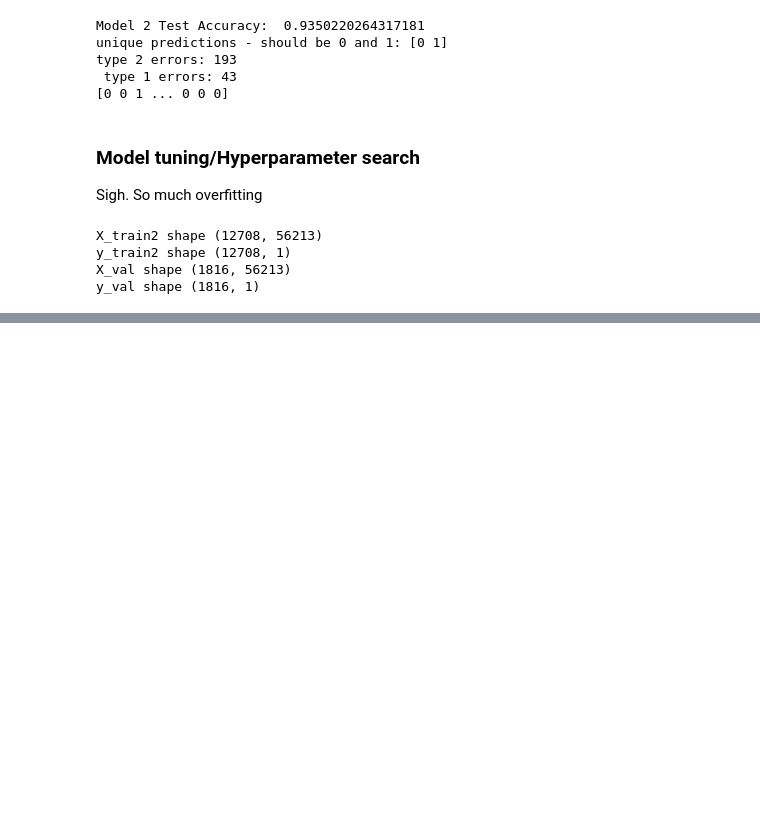
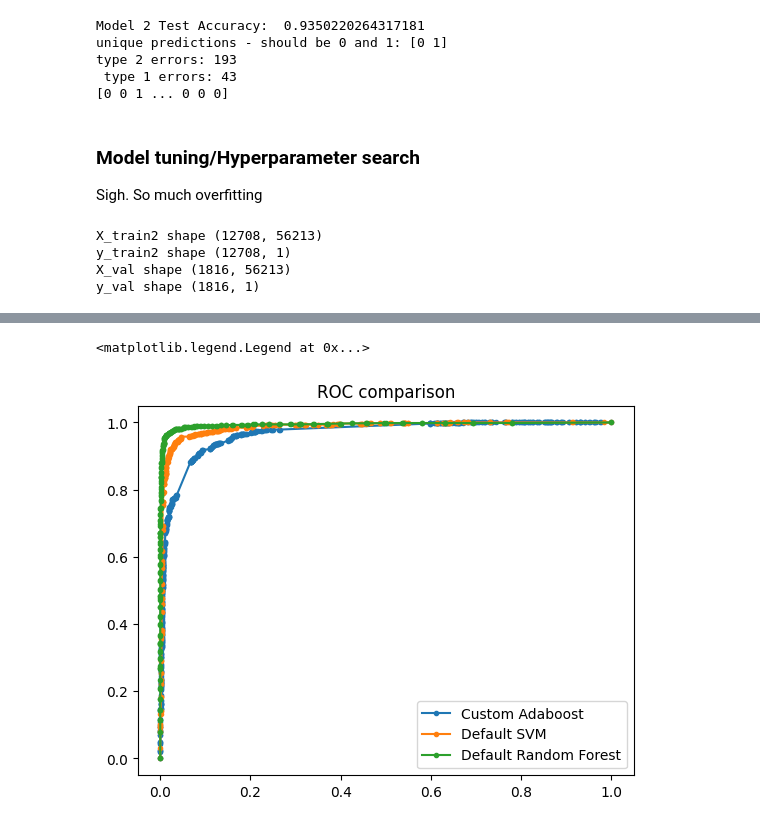
Before and after one commit to JonathanYe3/ML_duh_guyz, a Jupyter notebook: adaboostweakclassifier_jonat.ipynb, the cells around one changed output, grey strips where cells are left out. Cells and saved outputs as stored; diff of their text form; code cells hidden in the pictures; blank space fills up the shorter version.

```diff
--- a/adaboostweakclassifier_jonat.ipynb
+++ b/adaboostweakclassifier_jonat.ipynb
@@ -255,0 +334,20 @@ F1 score, confusion matrix,
+# %%
+scores = svm_example.predict_proba(X_test)
+svm_fpr, svm_tpr, thresholds  = metrics.roc_curve(y_test_flat, scores[:,1])
+# %%
+from sklearn.ensemble import RandomForestClassifier
+rf = RandomForestClassifier()
+rf.fit(X_train, y_train_flat)
+scores = rf.predict_proba(X_test)
+
+rf_fpr, rf_tpr, thresholds = metrics.roc_curve(y_test_flat, scores[:,1])
+# %%
+plt.plot(ada_fpr, ada_tpr, marker='.', label='Custom Adaboost')
+plt.plot(svm_fpr, svm_tpr, marker='.', label='Default SVM')
+plt.plot(rf_fpr, rf_tpr, marker='.', label='Default Random Forest')
+
+plt.title("ROC comparison")
+plt.legend()
+# %% [output]
+<matplotlib.legend.Legend at 0x...>
+[figure, added]
```
Also changed, not shown: parts of 10 cells of this notebook, 1 other file.
